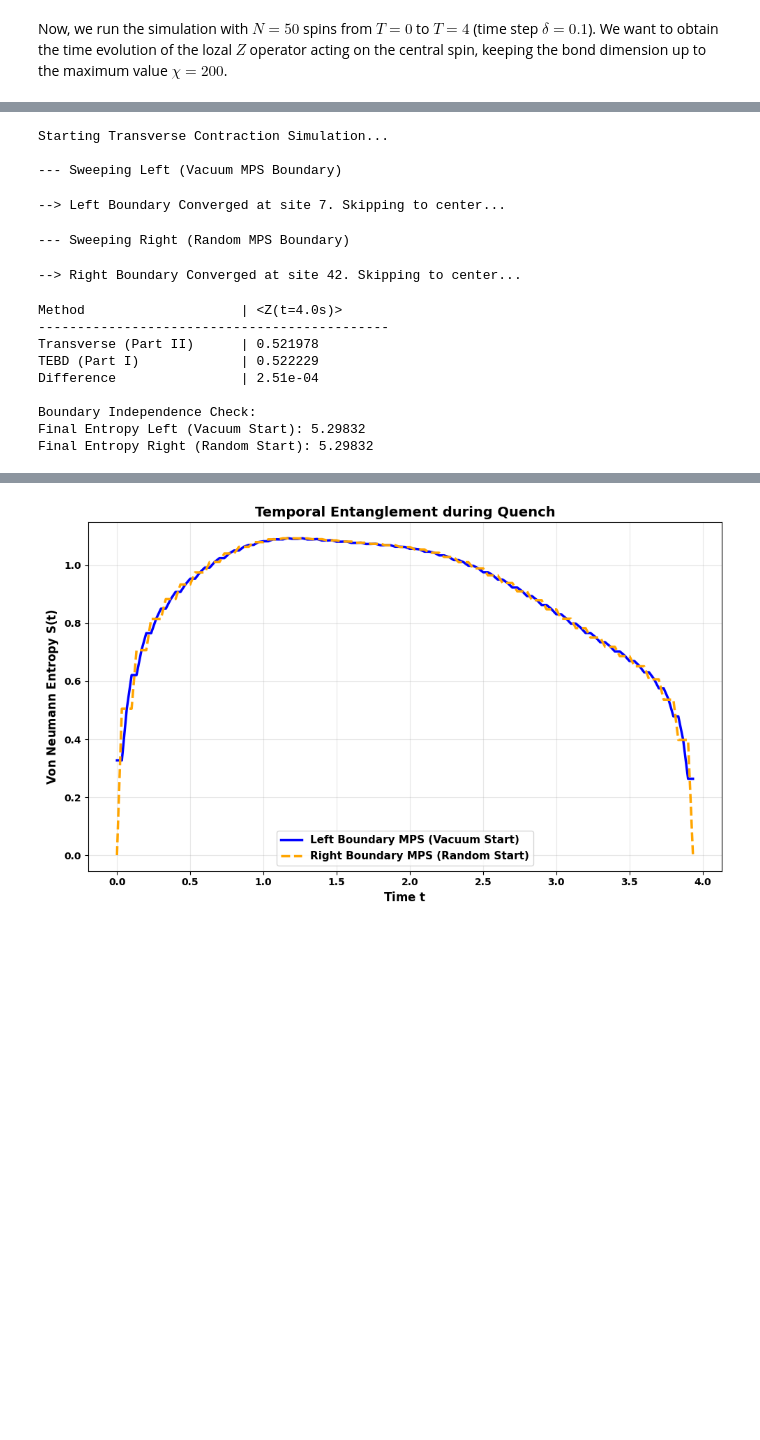
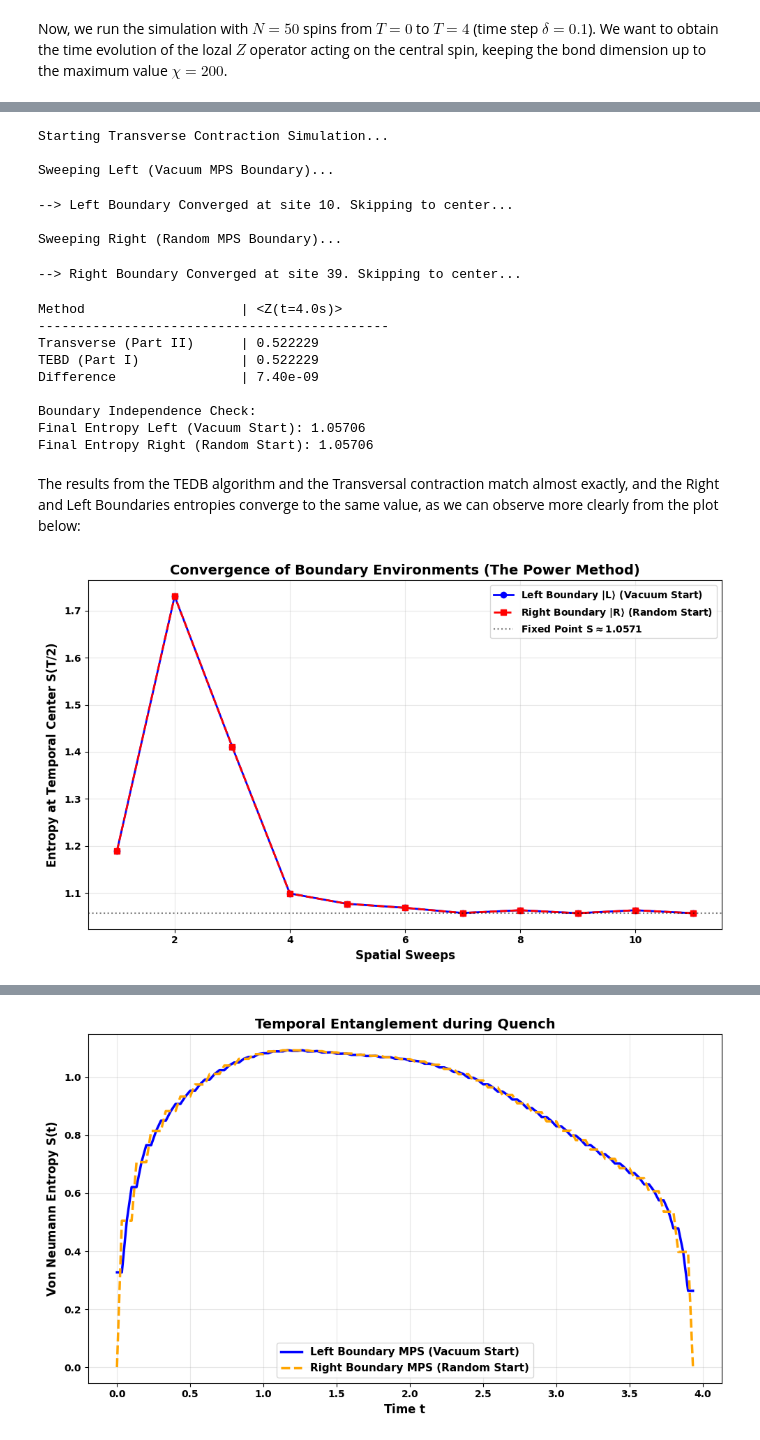
Before and after one commit to jmarquezol/QuantumMaster, a Jupyter notebook: internship_ICFO/TN_TimeEvol/TN_assignment.ipynb, the cells around one changed output, grey strips where cells are left out. Cells and saved outputs as stored; diff of their text form; code cells hidden in the pictures; blank space fills up the shorter version.

```diff
--- a/internship_ICFO/TN_TimeEvol/TN_assignment.ipynb
+++ b/internship_ICFO/TN_TimeEvol/TN_assignment.ipynb
@@ -786,8 +1017,8 @@ vertical_len = 3 * steps
 gates = get_trotter_gates(g, dt)
 
 # Left MPS State L (Initial MPS = Vacuum)
-print("\n--- Sweeping Left (Vacuum MPS Boundary)")
-L = MPS.init_vertical_boundary(vertical_len, d_phys=1, state_type='vacuum')
+print("\nSweeping Left (Vacuum MPS Boundary)...")
+L = MPS.create_initial_state(vertical_len, d_phys=1, state_type='vacuum')
 L_entropies = []
 
 for k in tqdm(range(central_site), desc="Left Sweep"):
@@ -820,9 +1051,9 @@ for k in tqdm(range(central_site), desc="Left Sweep"):
 
 
 # Right MPS State R (Initial MPS = Random)
-print("\n--- Sweeping Right (Random MPS Boundary)")
+print("\nSweeping Right (Random MPS Boundary)...")
 # We set d_bond=10 to build a random MPS which is not product (complex, messy)
-R = MPS.init_vertical_boundary(vertical_len, d_phys=1, bond_dim=10, state_type='random')
+R = MPS.create_initial_state(vertical_len, d_phys=1, bond_dim=10, state_type='random')
 R_entropies = []
 
 for k in tqdm(range(N - 1, central_site, -1), desc="Right Sweep"):
@@ -867,7 +1098,7 @@ denominator = contract_vertical_sandwich(L, E_norm, R)
 val = np.real(numerator / denominator)
 
 # Compare it with Part I final result
-tebd_val = observables[-1]
+tebd_val = observables_TEBD[-1]
 
 print(f"{'Method':<25} | {'<Z(t=4.0s)>':<15}")
 print("-" * 45)
@@ -882,19 +1113,49 @@ print(f"Final Entropy Right (Random Start): {R_entropies[-1]:.5f}")
 # %% [output]
 Starting Transverse Contraction Simulation...
 
---- Sweeping Left (Vacuum MPS Boundary)
+Sweeping Left (Vacuum MPS Boundary)...
---> Left Boundary Converged at site 7. Skipping to center...
+--> Left Boundary Converged at site 10. Skipping to center...
+
+Sweeping Right (Random MPS Boundary)...
---- Sweeping Right (Random MPS Boundary)
+--> Right Boundary Converged at site 39. Skipping to center...
---> Right Boundary Converged at site 42. Skipping to center...
+Method                    | <Z(t=4.0s)>
+---------------------------------------------
+Transverse (Part II)      | 0.522229
+TEBD (Part I)             | 0.522229
+Difference                | 7.40e-09
+
+Boundary Independence Check:
+Final Entropy Left (Vacuum Start): 1.05706
+Final Entropy Right (Random Start): 1.05706
-Method                    | <Z(t=4.0s)>
----------------------------------------------
-Transverse (Part II)      | 0.521978
-TEBD (Part I)             | 0.522229
-Difference                | 2.51e-04
-
-Boundary Independence Check:
-Final Entropy Left (Vacuum Start): 5.29832
-Final Entropy Right (Random Start): 5.29832
+# %% [markdown]
+The results from the TEDB algorithm and the Transversal contraction match almost exactly, and the Right and Left Boundaries entropies converge to the same value, as we can observe more clearly from the plot below:
+# %%
+# PLOTTING ENTROPY CONVERGENCE
+
+plt.figure(figsize=(10, 6))
+
+# Left Sweep
+steps_L = np.arange(1, len(L_entropies) + 1)
+plt.plot(steps_L, L_entropies, marker='o', color='blue', lw=2, markersize=6, label='Left Boundary $|L\\rangle$ (Vacuum Start)')
+
+# Right Sweep
+steps_R = np.arange(1, len(R_entropies) + 1)
+plt.plot(steps_R, R_entropies, marker='s', color='red', ls='--', lw=2, markersize=6, label='Right Boundary $|R\\rangle$ (Random Start)')
+
+plt.xlabel('Spatial Sweeps', fontsize=12)
+plt.ylabel('Entropy at Temporal Center $S(T/2)$', fontsize=12)
+plt.title('Convergence of Boundary Environments (The Power Method)', fontsize=14)
+plt.grid(True, alpha=0.3)
+plt.legend(fontsize=11)
+
+final_S = L_entropies[-1]
+plt.axhline(y=final_S, color='black', linestyle=':', alpha=0.5, label=f'Fixed Point $S \\approx {final_S:.4f}$')
+plt.legend()
+
+plt.tight_layout()
+plt.show()
+# %% [output]
+[figure, added]
 # %% [markdown]
 ---
 
```
Also changed, not shown: parts of 16 cells of this notebook, 3 other files.
